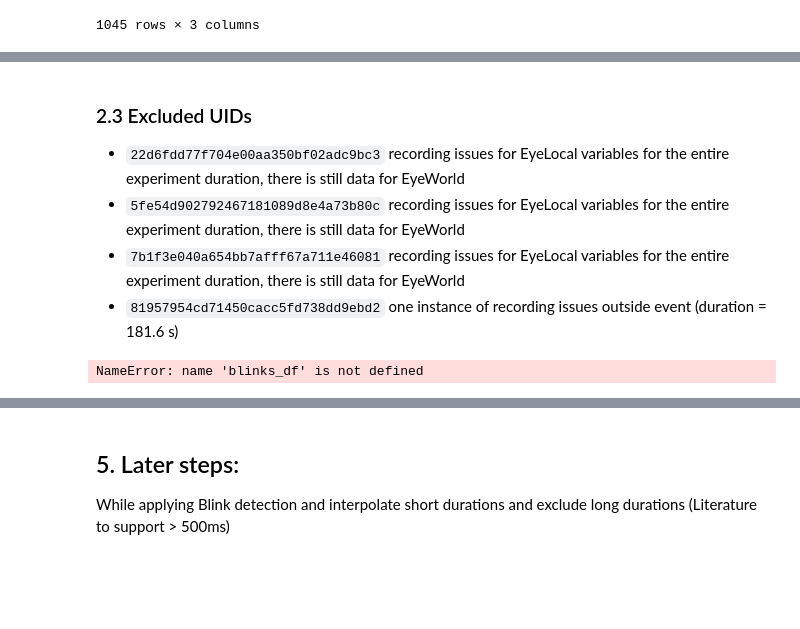
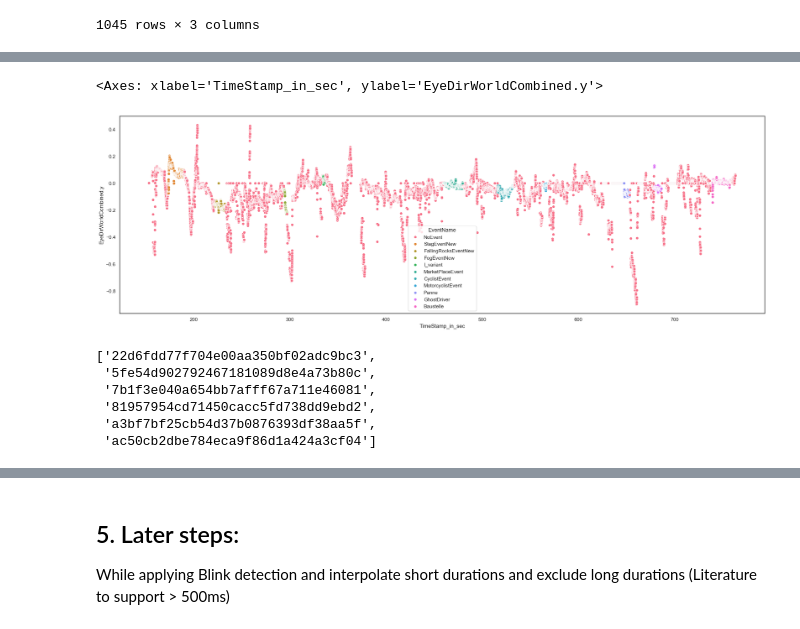
Before and after one commit to JohnMadrid/fpca-takeOverRequests, a Jupyter notebook: preprocessing.ipynb, the cells around one changed output, grey strips where cells are left out. Saved outputs shown, nothing was run; the diff lists cells and outputs as text; code cells hidden in the pictures; blank space fills up the shorter version.

```diff
--- a/preprocessing.ipynb
+++ b/preprocessing.ipynb
@@ -404,4 +426,5 @@ blink_durations_df[blink_durations_df['BlinkDuration'] > 10]
 # %%
-# Visually inspect > 100 s blink durations suggesting recording issues
-blinks_df[blinks_df['uid'] == 'a3bf7bf25cb54d37b0876393df38aa5f']
+# Visually inspect uid suggesting recording issues
+one_excluded = blinks_df[blinks_df['uid'] == 'a3bf7bf25cb54d37b0876393df38aa5f']
+one_excluded
 # %% [output]
@@ -409,14 +444,18 @@ NameError: name 'blinks_df' is not defined
-# %% [markdown]
-### 2.3 Excluded UIDs
-* `22d6fdd77f704e00aa350bf02adc9bc3` recording issues for EyeLocal variables for the entire experiment duration, there is still data for EyeWorld
-* `5fe54d902792467181089d8e4a73b80c` recording issues for EyeLocal variables for the entire experiment duration, there is still data for EyeWorld
-* `7b1f3e040a654bb7afff67a711e46081` recording issues for EyeLocal variables for the entire experiment duration, there is still data for EyeWorld
-* `81957954cd71450cacc5fd738dd9ebd2` one instance of recording issues outside event (duration = 181.6 s)
-# %%
-one_excluded = blinks_df[(blinks_df['uid'] == 'a3bf7bf25cb54d37b0876393df38aa5f') &(blinks_df['Blink'] == True)]
-# %% [output]
-NameError: name 'blinks_df' is not defined
 # %%
 fig, ax = plt.subplots(figsize=(26,8))
-sns.lineplot(x='TimeStamp_in_sec', y='EyeDirLocalCombined.y',
-                data=one_excluded, hue='Blink', size=50, legend=True)
+sns.scatterplot(x='TimeStamp_in_sec', y='EyeDirWorldCombined.y',
+                data=one_excluded, hue='EventName', legend=True)
+# %% [output]
+<Axes: xlabel='TimeStamp_in_sec', ylabel='EyeDirWorldCombined.y'>
+[figure, added]
+# %%
+# Reject serious eye tracking issues
+excluded1 = blink_durations_df[blink_durations_df['BlinkDuration'] > 4]['uid'].unique().tolist()
+excluded1
+# %% [output]
+['22d6fdd77f704e00aa350bf02adc9bc3',
+ '5fe54d902792467181089d8e4a73b80c',
+ '7b1f3e040a654bb7afff67a711e46081',
+ '81957954cd71450cacc5fd738dd9ebd2',
+ 'a3bf7bf25cb54d37b0876393df38aa5f',
+ 'ac50cb2dbe784eca9f86d1a424a3cf04']
```
Also changed, not shown: parts of 12 cells of this notebook.
